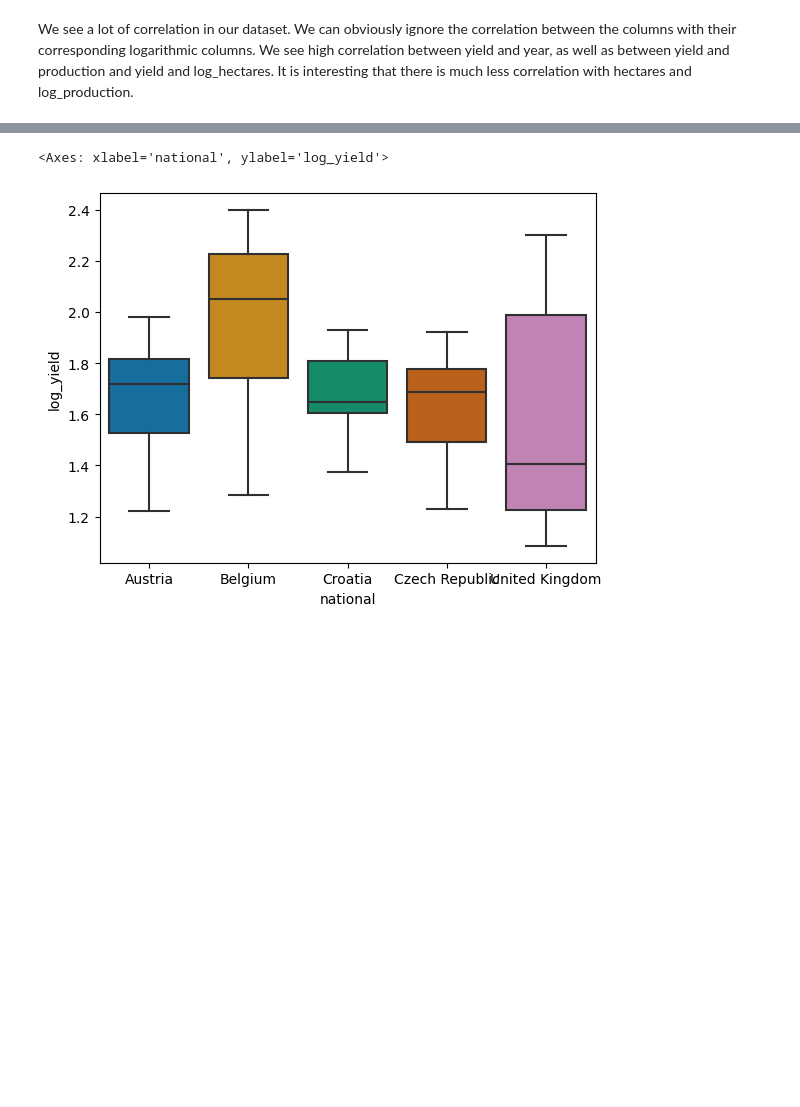
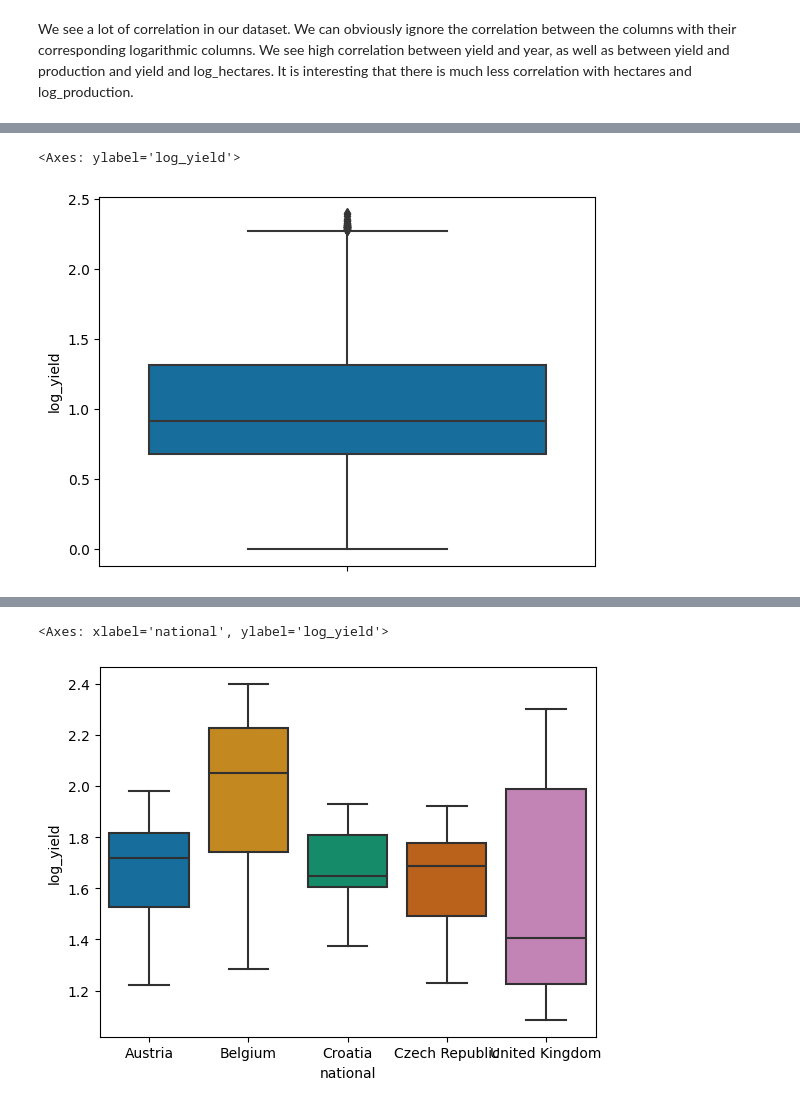
Before and after one commit to HannahCimene/TrioData_Masters, a Jupyter notebook: Files/crops/crops_eda.ipynb, the cells around one changed output, grey strips where cells are left out. Drawn from its saved outputs; the diff is of its cells as text; code cells hidden in the pictures; blank space fills up the shorter version.

```diff
--- a/Files/crops/crops_eda.ipynb
+++ b/Files/crops/crops_eda.ipynb
@@ -208,0 +204,5 @@ df.groupby('national').count()
+# %%
+sns.boxplot(data=df, y='log_yield', palette='colorblind')
+# %% [output]
+<Axes: ylabel='log_yield'>
+[figure, added]
```
Also changed, not shown: parts of 18 cells of this notebook, 1 other file.
